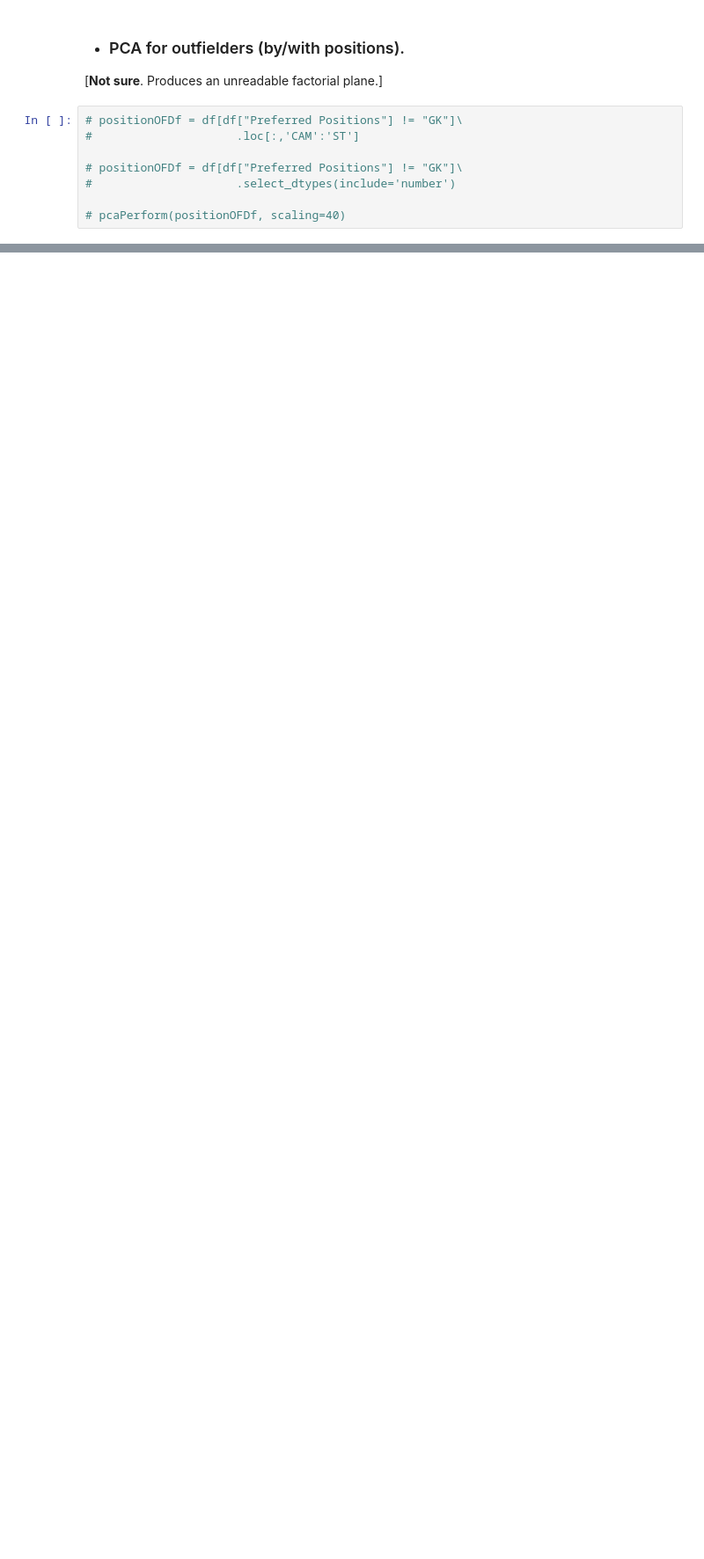
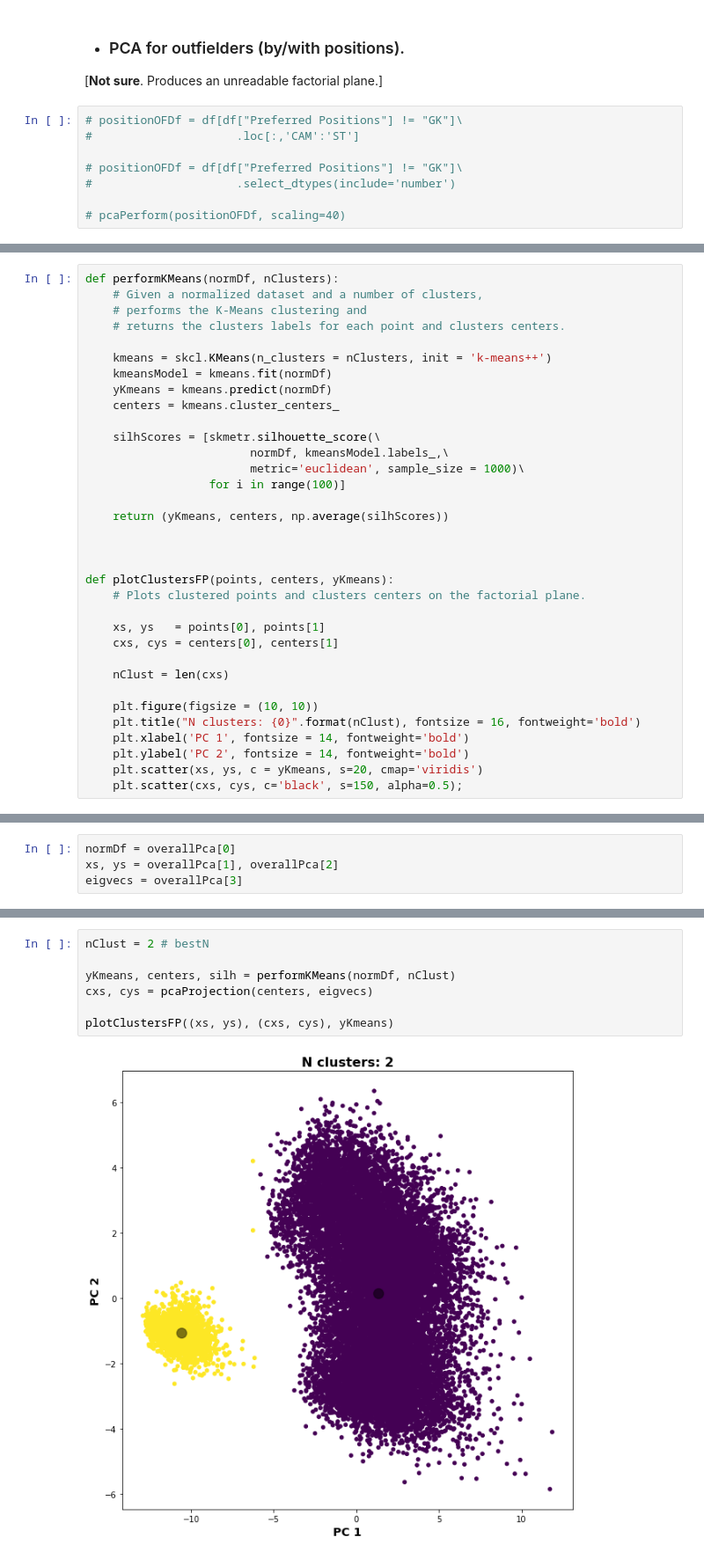
Before and after one commit to YarkoKhamar/DAProject, a Jupyter notebook: PcaClusteringGeneral.ipynb, the cells around one changed output, grey strips where cells are left out. Shown at 88% size. Saved outputs shown, nothing was run; the diff lists cells and outputs as text; blank space fills up the shorter version.

Commit message:
Developed the framework for K-Means clustering; performed the general clustering for the whole dataset + conclusions.

```diff
--- a/PcaClusteringGeneral.ipynb
+++ b/PcaClusteringGeneral.ipynb
@@ -181,0 +196,34 @@ pcaPerform(keepersDf, scaling=35)
+# %%
+def performKMeans(normDf, nClusters):
+    # Given a normalized dataset and a number of clusters,
+    # performs the K-Means clustering and
+    # returns the clusters labels for each point and clusters centers.
+
+    kmeans = skcl.KMeans(n_clusters = nClusters, init = 'k-means++')
+    kmeansModel = kmeans.fit(normDf)
+    yKmeans = kmeans.predict(normDf)
+    centers = kmeans.cluster_centers_
+
+    silhScores = [skmetr.silhouette_score(\
+                        normDf, kmeansModel.labels_,\
+                        metric='euclidean', sample_size = 1000)\
+                  for i in range(100)]
+
+    return (yKmeans, centers, np.average(silhScores))
+
+
+
+def plotClustersFP(points, centers, yKmeans):
+    # Plots clustered points and clusters centers on the factorial plane.
+
+    xs, ys   = points[0], points[1]
+    cxs, cys = centers[0], centers[1]
+
+    nClust = len(cxs)
+
+    plt.figure(figsize = (10, 10))
+    plt.title("N clusters: {0}".format(nClust), fontsize = 16, fontweight='bold')
+    plt.xlabel('PC 1', fontsize = 14, fontweight='bold')
+    plt.ylabel('PC 2', fontsize = 14, fontweight='bold')
+    plt.scatter(xs, ys, c = yKmeans, s=20, cmap='viridis')
+    plt.scatter(cxs, cys, c='black', s=150, alpha=0.5);
@@ -181,0 +232,4 @@ pcaPerform(keepersDf, scaling=35)
+# %%
+normDf = overallPca[0]
+xs, ys = overallPca[1], overallPca[2]
+eigvecs = overallPca[3]
@@ -181,0 +258,9 @@ pcaPerform(keepersDf, scaling=35)
+# %%
+nClust = 2 # bestN
+
+yKmeans, centers, silh = performKMeans(normDf, nClust)
+cxs, cys = pcaProjection(centers, eigvecs)
+
+plotClustersFP((xs, ys), (cxs, cys), yKmeans)
+# %% [output]
+[figure, added]
```
Also changed, not shown: parts of 13 cells of this notebook.
